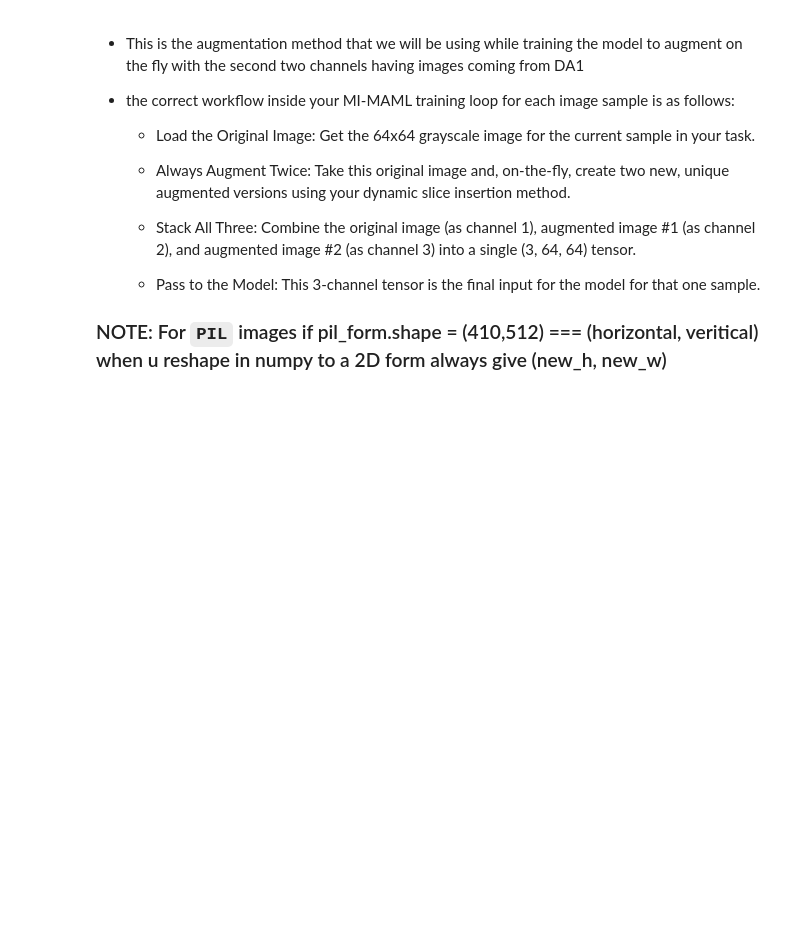
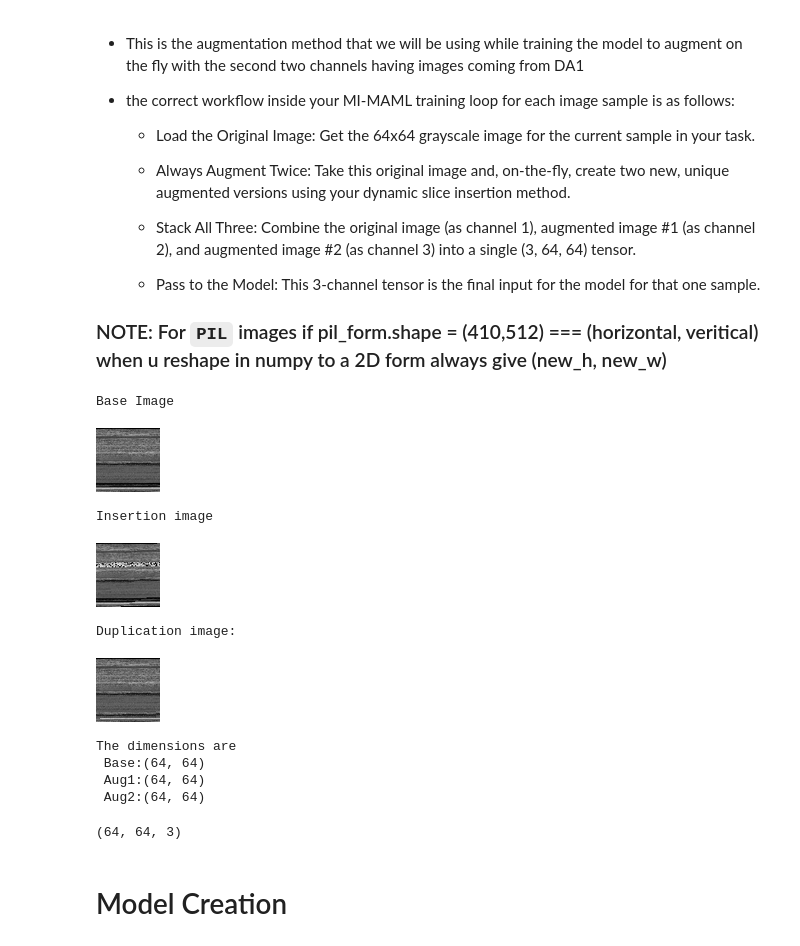
Before and after one commit to Aleptonic/MAML, a Jupyter notebook: mi-maml.ipynb, the cells around one changed output. Saved outputs shown, nothing was run; the diff lists cells and outputs as text; code cells hidden in the pictures; blank space fills up the shorter version.

```diff
--- a/mi-maml.ipynb
+++ b/mi-maml.ipynb
@@ -335,15 +335,15 @@ class CodeInserter:
         pad_len = (new_w * new_h) - len(augmented_image)# pad the array to fit the new rectangular shape
         padded_image = np.pad(augmented_image, (0, pad_len), 'constant')
         reshaped_image = padded_image.reshape((new_h, new_w)).astype(np.uint8)
-        #final_image = Image.fromarray(reshaped_image) # construct PIL image
+        final_image = Image.fromarray(reshaped_image) # construct PIL image
         #final_image.resize((64, 64), Image.Resampling.LANCZOS)
-        return Image.fromarray(reshaped_image)
+        return final_image.resize((64, 64), Image.Resampling.LANCZOS)
 
 # --- Example Usage ---
-inserter = CodeInserter(original_image)
-augmented_image = inserter.augment()
-print(f'original_image dimensions :{original_image.size}')
-print(f'Final augmented image: {augmented_image.size}')
-display(augmented_image)
-print(f'OG:')
-display(original_image)
+# inserter = CodeInserter(original_image)
+# augmented_image = inserter.augment()
+# print(f'original_image dimensions :{original_image.size}')
+# print(f'Final augmented image: {augmented_image.size}')
+# display(augmented_image)
+# print(f'OG:')
+# display(original_image)
@@ -451,3 +439,36 @@ Augmented: (64, 64)
     - Pass to the Model: This 3-channel tensor is the final input for the model for that one sample.
 
 ### NOTE: For `PIL` images if pil_form.shape = (410,512) === (horizontal, veritical) when u reshape in numpy to a 2D form always give (new_h, new_w)
+# %%
+from PIL import Image
+import numpy as np
+import random
+base_image = Image.open('malimg_resized/Adialer.C/00bb6b6a7be5402fcfce453630bfff19.png')
+inserter = CodeInserter(image=base_image)
+duplicator = CodeDuplicator(image=base_image)
+print(f'Base Image')
+display(base_image)
+print(f'Insertion image')
+aug1_img = inserter.augment()
+display(aug1_img)
+print(f'Duplication image:')
+aug2_img = duplicator.augment()
+display(aug2_img)
+# %% [output]
+Base Image
+[figure, added]
+Insertion image
+[figure, added]
+Duplication image:
+[figure, added]
+The dimensions are
+ Base:(64, 64)
+ Aug1:(64, 64)
+ Aug2:(64, 64)
+# %%
+lab_image = np.dstack((np.array(base_image), np.array(aug1_img), np.array(aug2_img)))
+print(lab_image.shape)
+# %% [output]
+(64, 64, 3)
+# %% [markdown]
+# Model Creation
```
Also changed, not shown: parts of 3 cells of this notebook.
